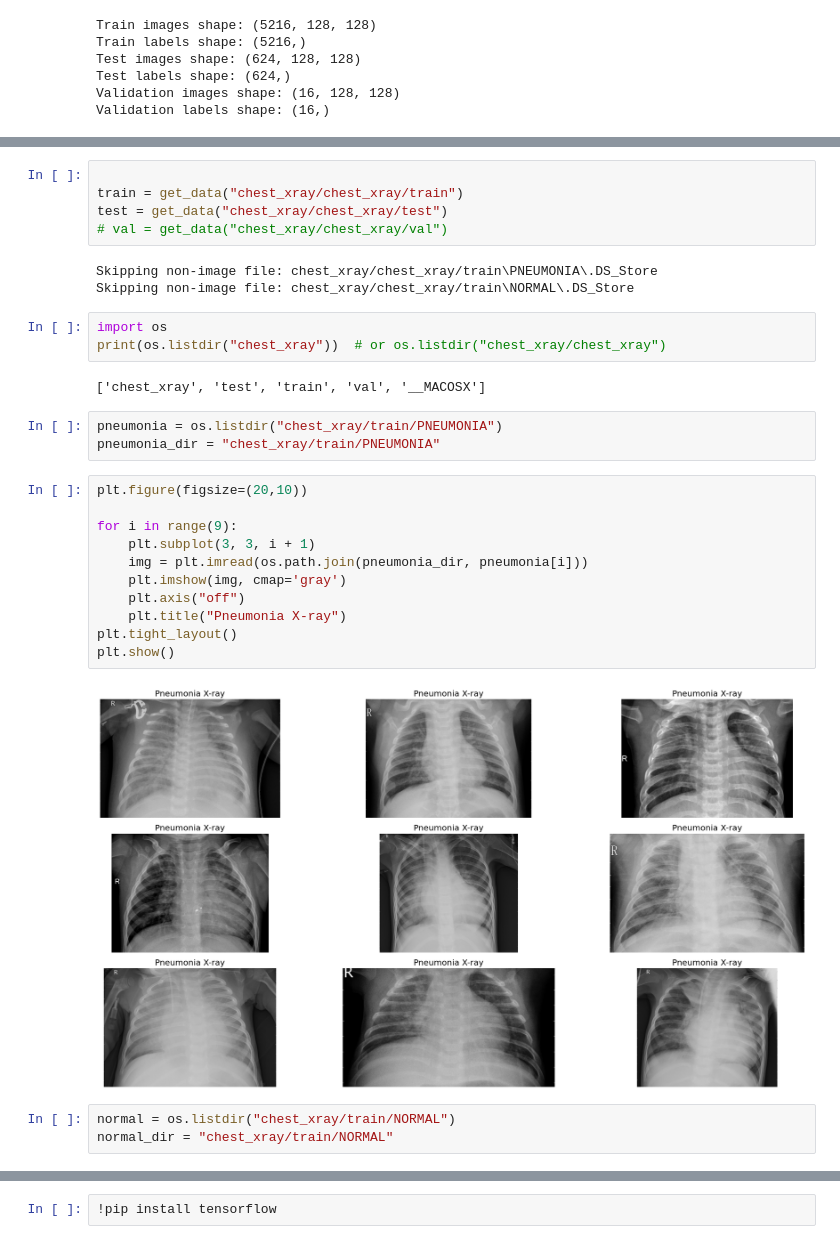
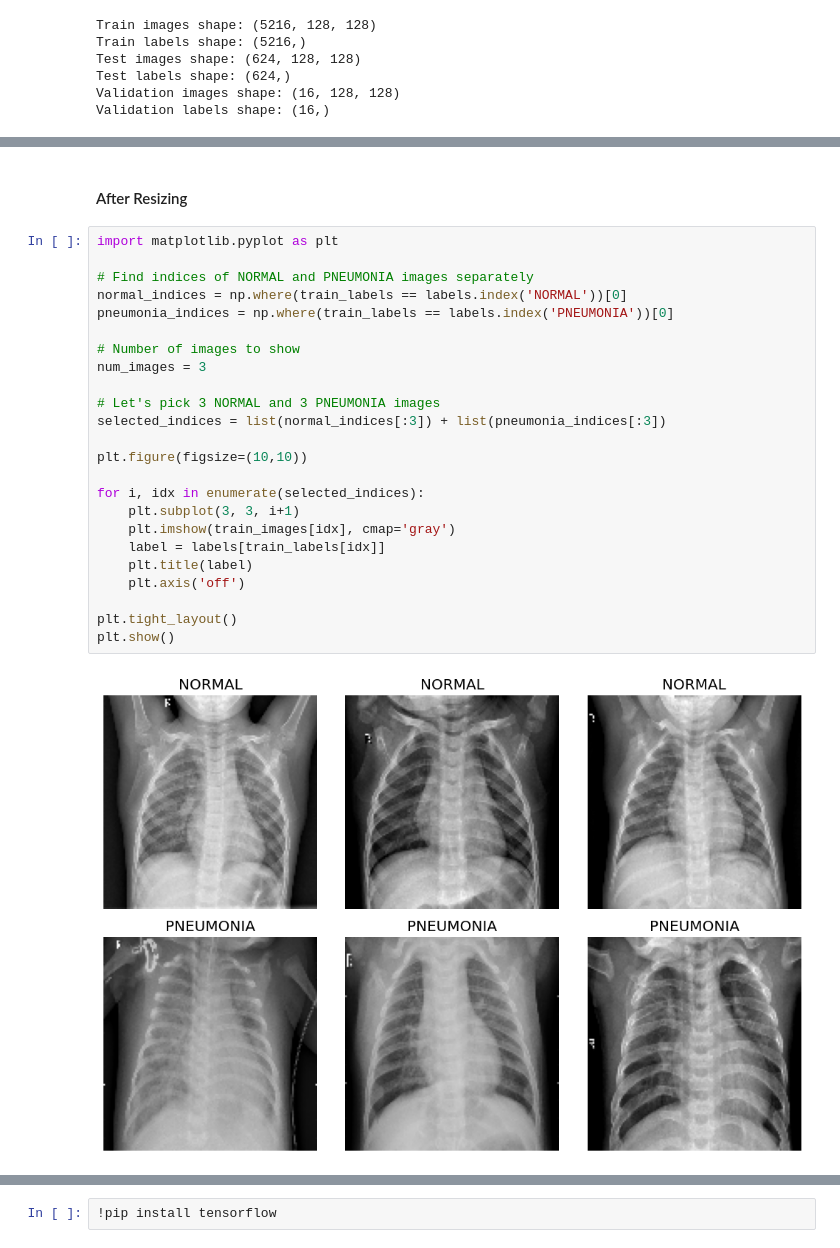
Before and after one commit to sherali02/PNEUMONIA-DETECTION, a Jupyter notebook: Pneumonia-Detection.ipynb, the cells around one changed output, grey strips where cells are left out. Drawn from its saved outputs; the diff is of its cells as text.

```diff
--- a/Pneumonia-Detection.ipynb
+++ b/Pneumonia-Detection.ipynb
@@ -298,32 +213,28 @@ Skipping non-image file: chest_xray/chest_xray/val\NORMAL\.DS_Store
-# %%
-
-train = get_data("chest_xray/chest_xray/train")
-test = get_data("chest_xray/chest_xray/test")
-# val = get_data("chest_xray/chest_xray/val")
-# %% [output]
-Skipping non-image file: chest_xray/chest_xray/train\PNEUMONIA\.DS_Store
-Skipping non-image file: chest_xray/chest_xray/train\NORMAL\.DS_Store
-# %%
-import os
-print(os.listdir("chest_xray"))  # or os.listdir("chest_xray/chest_xray")
-# %% [output]
-['chest_xray', 'test', 'train', 'val', '__MACOSX']
-# %%
-pneumonia = os.listdir("chest_xray/train/PNEUMONIA")
-pneumonia_dir = "chest_xray/train/PNEUMONIA"
-# %%
-plt.figure(figsize=(20,10))
-
-for i in range(9):
-    plt.subplot(3, 3, i + 1)
-    img = plt.imread(os.path.join(pneumonia_dir, pneumonia[i]))
-    plt.imshow(img, cmap='gray')
-    plt.axis("off")
-    plt.title("Pneumonia X-ray")
-plt.tight_layout()
-plt.show()
-# %% [output]
-[figure, old version]
+# %% [markdown]
+#### After Resizing
 # %%
-normal = os.listdir("chest_xray/train/NORMAL")
-normal_dir = "chest_xray/train/NORMAL"
+import matplotlib.pyplot as plt
+
+# Find indices of NORMAL and PNEUMONIA images separately
+normal_indices = np.where(train_labels == labels.index('NORMAL'))[0]
+pneumonia_indices = np.where(train_labels == labels.index('PNEUMONIA'))[0]
+
+# Number of images to show
+num_images = 3
+
+# Let's pick 3 NORMAL and 3 PNEUMONIA images
+selected_indices = list(normal_indices[:3]) + list(pneumonia_indices[:3])
+
+plt.figure(figsize=(10,10))
+
+for i, idx in enumerate(selected_indices):
+    plt.subplot(3, 3, i+1)
+    plt.imshow(train_images[idx], cmap='gray')
+    label = labels[train_labels[idx]]
+    plt.title(label)
+    plt.axis('off')
+
+plt.tight_layout()
+plt.show()
+# %% [output]
+[figure, added]
```
Also changed, not shown: parts of 51 cells of this notebook, 20 other files.
